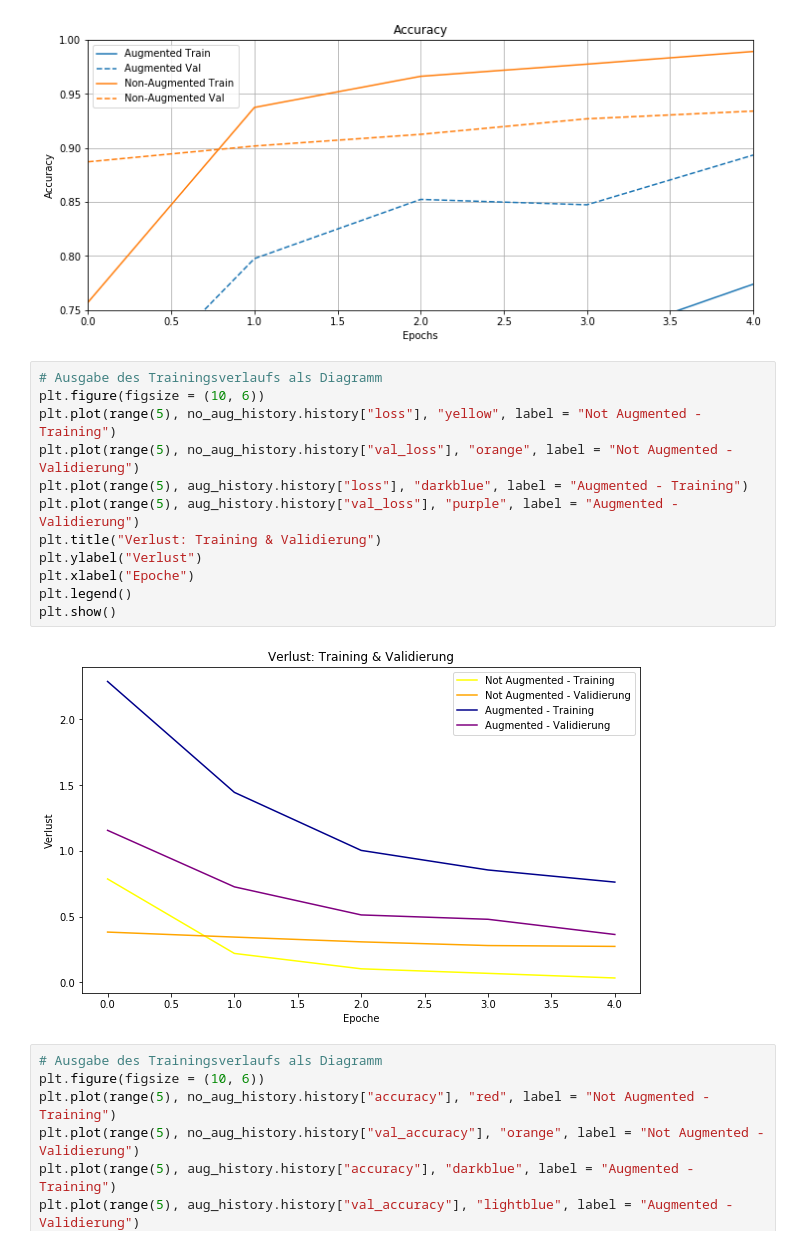
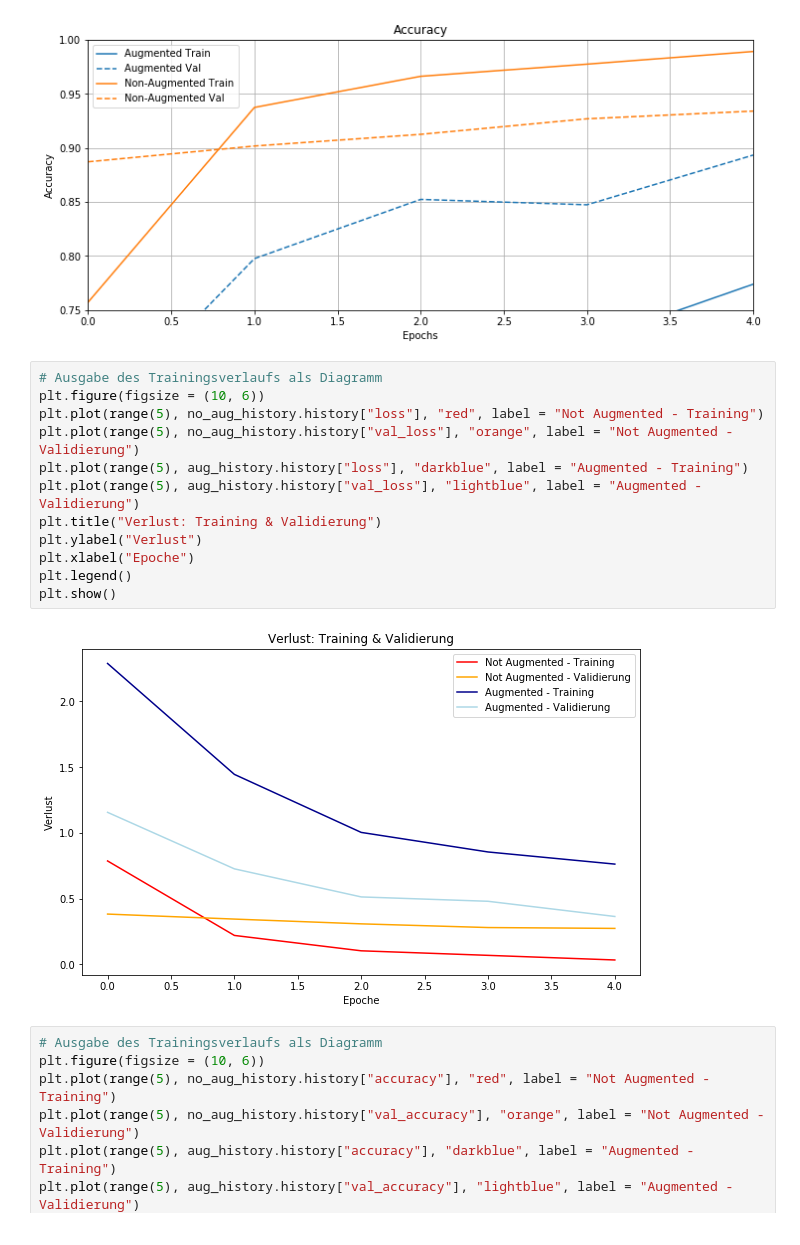
Before and after one commit to MajusLenz/Dogspiracy-machine-learning, a Jupyter notebook: jupyter_notebook/ImageAugmentation.ipynb, the cells around one changed output. Drawn from its saved outputs; the diff is of its cells as text.

Commit message:
added pure matplotlib.pyplot plotting for acc and loss of learning.

```diff
--- a/jupyter_notebook/ImageAugmentation.ipynb
+++ b/jupyter_notebook/ImageAugmentation.ipynb
@@ -128,17 +128,17 @@ plt.ylim([0.75,1])
 # %%
 # Ausgabe des Trainingsverlaufs als Diagramm
 plt.figure(figsize = (10, 6))
-plt.plot(range(5), no_aug_history.history["loss"], "yellow", label = "Not Augmented - Training")
+plt.plot(range(5), no_aug_history.history["loss"], "red", label = "Not Augmented - Training")
 plt.plot(range(5), no_aug_history.history["val_loss"], "orange", label = "Not Augmented - Validierung")
 plt.plot(range(5), aug_history.history["loss"], "darkblue", label = "Augmented - Training")
-plt.plot(range(5), aug_history.history["val_loss"], "purple", label = "Augmented - Validierung")
+plt.plot(range(5), aug_history.history["val_loss"], "lightblue", label = "Augmented - Validierung")
 plt.title("Verlust: Training & Validierung")
 plt.ylabel("Verlust")
 plt.xlabel("Epoche")
 plt.legend()
 plt.show()
 # %% [output]
-[figure, old version]
+[figure, new version]
 # %%
 # Ausgabe des Trainingsverlaufs als Diagramm
 plt.figure(figsize = (10, 6))
```
